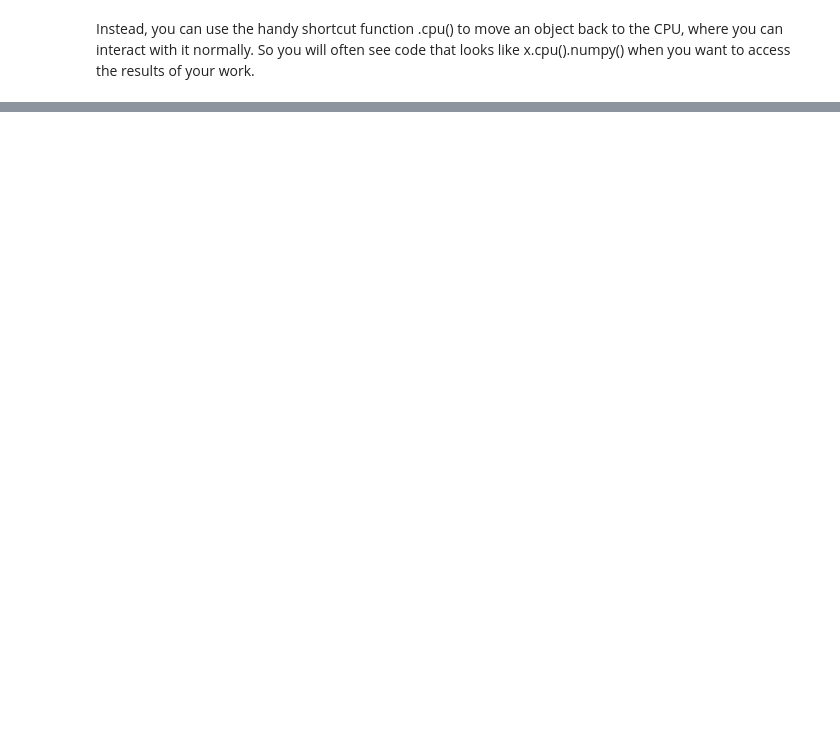
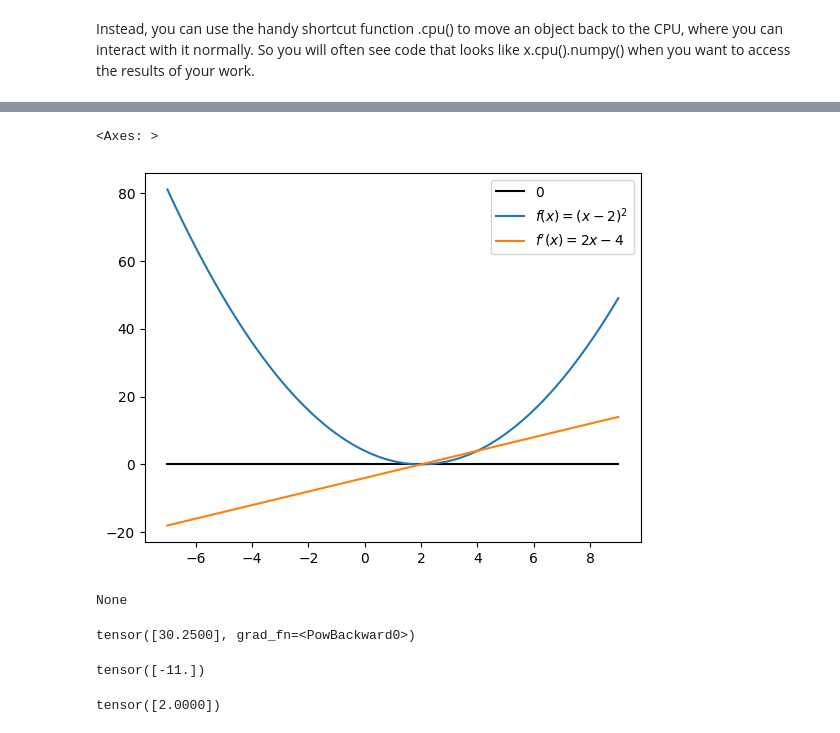
Before and after one commit to DataScientistTX/PyTorch_Projects, a Jupyter notebook: PyTorch_basics.ipynb, the cells around one changed output, grey strips where cells are left out. Drawn from its saved outputs; the diff is of its cells as text; code cells hidden in the pictures; blank space fills up the shorter version.

```diff
--- a/PyTorch_basics.ipynb
+++ b/PyTorch_basics.ipynb
@@ -222,0 +262,51 @@ Instead, you can use the handy shortcut function .cpu() to move an object back t
+# %%
+def fP(x): #Defining the derivative of f(x) manually
+    return 2*x-4
+
+y_axis_vals_p = fP(torch.tensor(x_axis_vals)).numpy()
+
+#First, lets draw a black line at 0, so that we can easily tell if something is positive or negative
+sns.lineplot(x=x_axis_vals, y=[0.0]*len(x_axis_vals), label="0", color='black')
+sns.lineplot(x=x_axis_vals, y=y_axis_vals, label='$f(x) = (x-2)^2$')
+sns.lineplot(x=x_axis_vals, y=y_axis_vals_p, label="$f'(x)=2 x - 4$")
+# %% [output]
+<Axes: >
+[figure, added]
+# %%
+x = torch.tensor([-3.5], requires_grad=True)
+print(x.grad)
+# %% [output]
+None
+# %%
+value = f(x)
+print(value)
+# %% [output]
+tensor([30.2500], grad_fn=<PowBackward0>)
+# %%
+value.backward()
+print(x.grad)
+# %% [output]
+tensor([-11.])
+# %%
+x = torch.tensor([-3.5], requires_grad=True)
+
+x_cur = x.clone()
+x_prev = x_cur*100 #Make the initial "previous" solution larger
+epsilon = 1e-5
+eta = 0.1
+
+while torch.linalg.norm(x_cur-x_prev) > epsilon:
+    x_prev = x_cur.clone() #We need to make a clone here so that x_prev and x_cur don't point to the same object
+
+    #Compute our function, gradient, and update
+    value = f(x)
+    value.backward()
+    x.data -= eta * x.grad
+    x.grad.zero_() #We need to zero out the old gradient, as py-torch will not do that for us
+
+    #What are we currently now?
+    x_cur = x.data
+
+print(x_cur)
+# %% [output]
+tensor([2.0000])
```
Also changed, not shown: parts of 17 cells of this notebook.
